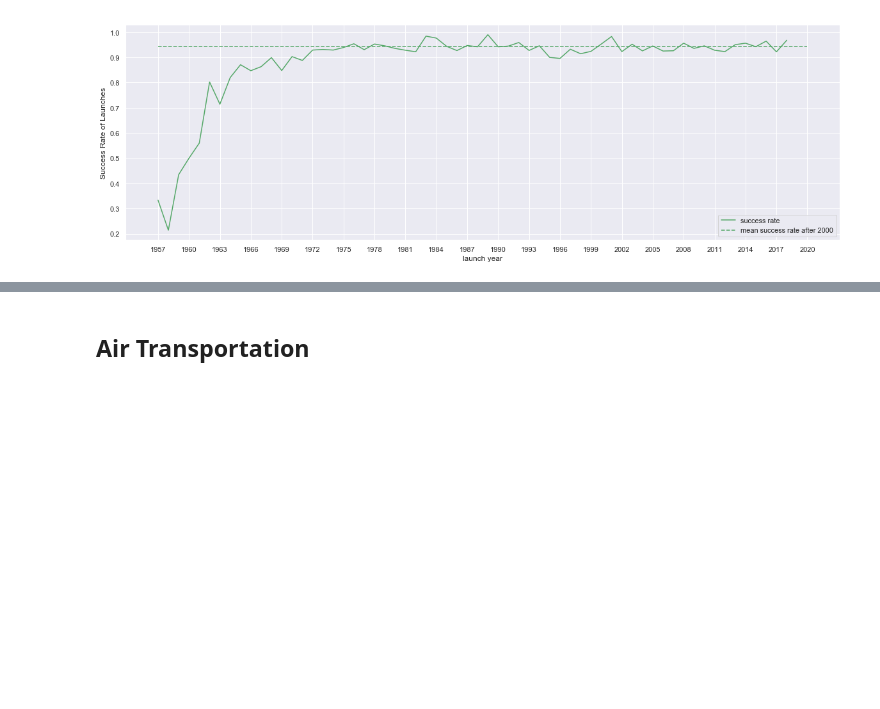
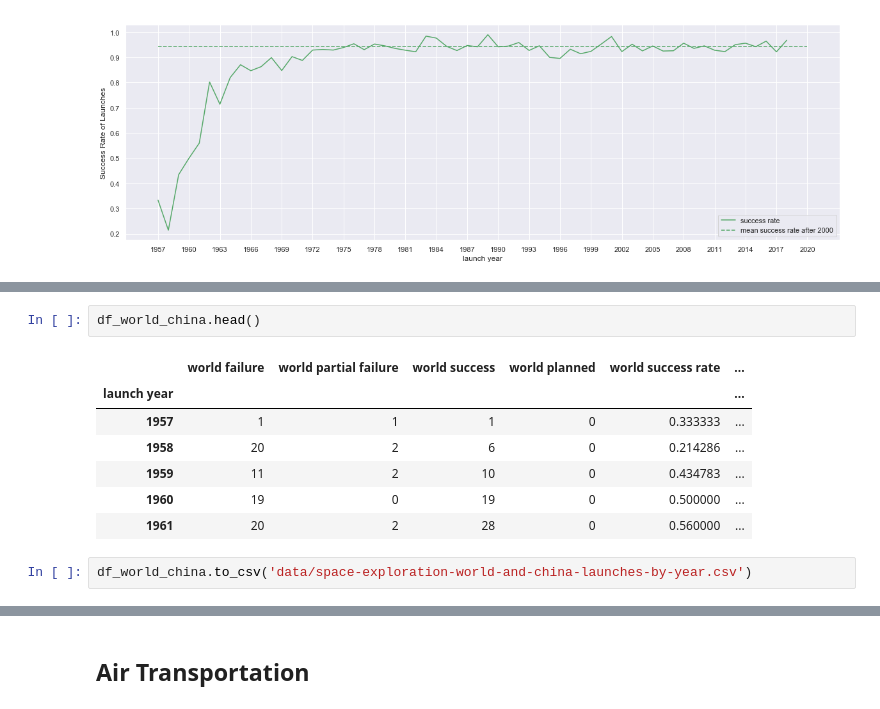
Before and after one commit to emptymalei/mini-lab, a Jupyter notebook: space_exploration/space-exploration.ipynb, the cells around one changed output, grey strips where cells are left out. Drawn from its saved outputs; the diff is of its cells as text; blank space fills up the shorter version.

```diff
--- a/space_exploration/space-exploration.ipynb
+++ b/space_exploration/space-exploration.ipynb
@@ -234,0 +325,12 @@ fig.savefig('export/space-launch-success-rate-yearly.png')
+# %%
+df_world_china.head()
+# %% [output]
+|  | world failure | world partial failure | world success | world planned | world success rate | ... |
+| launch year |  |  |  |  |  | ... |
+| 1957 | 1 | 1 | 1 | 0 | 0.333333 | ... |
+| 1958 | 20 | 2 | 6 | 0 | 0.214286 | ... |
+| 1959 | 11 | 2 | 10 | 0 | 0.434783 | ... |
+| 1960 | 19 | 0 | 19 | 0 | 0.500000 | ... |
+| 1961 | 20 | 2 | 28 | 0 | 0.560000 | ... |
+# %%
+df_world_china.to_csv('data/space-exploration-world-and-china-launches-by-year.csv')
```
Also changed, not shown: parts of 10 cells of this notebook, 3 other files.
